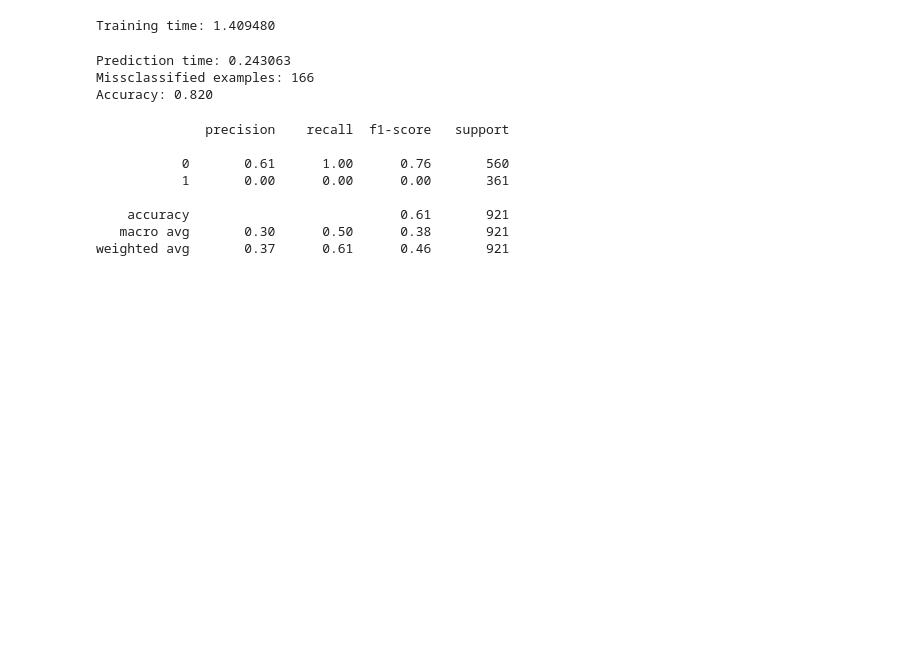
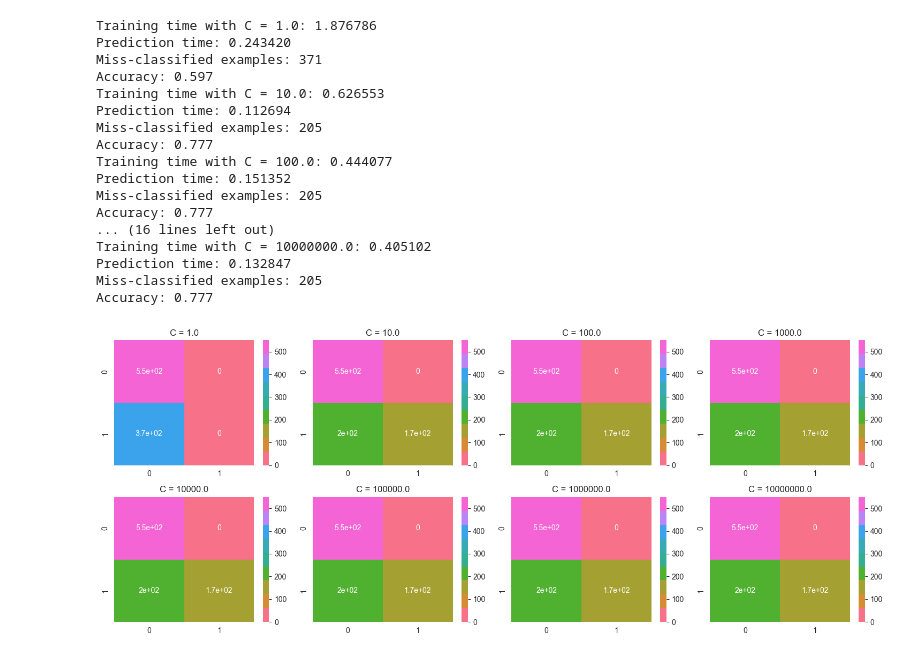
Before and after one commit to filippovicidomini/TF-IDF, a Jupyter notebook: SVM_angolar_kernel.ipynb, the cells around one changed output. Cells and saved outputs as stored; diff of their text form; code cells hidden in the pictures; blank space fills up the shorter version.

```diff
--- a/SVM_angolar_kernel.ipynb
+++ b/SVM_angolar_kernel.ipynb
@@ -18,32 +27,43 @@ X_train, X_test, y_train, y_test = train_test_split(X, y, test_size=0.20)
 # %%
 def ang_kernel(x, y):
     return np.arccos(-np.dot(x, y.T) / (np.linalg.norm(x) * np.linalg.norm(y)))
-# %%
-# qui faccio il learning
-svcclassifier = SVC(kernel=ang_kernel, C=100000000000000000)
-start_time = time.time()
-svcclassifier.fit(X_train, y_train)
-print('Training time: %f' % (time.time() - start_time))
-# %% [output]
-Training time: 1.409480
-# %%
-start_time = time.time()
-y_predict = svcclassifier.predict(X_test)
-print('Prediction time: %f' % (time.time() - start_time))
-print('Missclassified examples: %d' % (y_test != y_predict).sum())
-print('Accuracy: %.3f' % accuracy_score(y_test, y_predict))
-# %% [output]
-Prediction time: 0.243063
-Missclassified examples: 166
-Accuracy: 0.820
-# %%
-print(classification_report(y_test, y_predict))
-# %% [output]
-              precision    recall  f1-score   support
-
-           0       0.61      1.00      0.76       560
-           1       0.00      0.00      0.00       361
-
-    accuracy                           0.61       921
-   macro avg       0.30      0.50      0.38       921
-weighted avg       0.37      0.61      0.46       921
+# %%
+# qui faccio il learning
+import matplotlib.pyplot as plt
+c: list = [1.0, 10.0, 100.0, 1000.0, 10000.0, 100000.0, 1000000.0, 10000000.0]
+fis, axs = plt.subplots(2, 4, figsize=(15, 6))
+
+for i in range(8):
+    svcclassifier = SVC(kernel=ang_kernel, C=c[i])
+    start_time = time.time()
+    svcclassifier.fit(X_train, y_train)
+    print(f'Training time with C = {c[i]}: %f' % (time.time() - start_time))
+    start_time = time.time()
+    y_predict = svcclassifier.predict(X_test)
+    print('Prediction time: %f' % (time.time() - start_time))
+    print('Miss-classified examples: %d' % (y_test != y_predict).sum())
+    print('Accuracy: %.3f' % accuracy_score(y_test, y_predict))
+    cm = confusion_matrix(y_test, y_predict)
+    sn.heatmap(cm, annot=True, ax=axs[int(i / 4), i % 4], cmap=sn.color_palette("husl", 9))
+    axs[int(i / 4), i % 4].set_title('C = ' + str(c[i]))
+plt.tight_layout()
+plt.show()
+# %% [output]
+Training time with C = 1.0: 1.876786
+Prediction time: 0.243420
+Miss-classified examples: 371
+Accuracy: 0.597
+Training time with C = 10.0: 0.626553
+Prediction time: 0.112694
+Miss-classified examples: 205
+Accuracy: 0.777
+Training time with C = 100.0: 0.444077
+Prediction time: 0.151352
+Miss-classified examples: 205
+Accuracy: 0.777
+... (16 lines left out)
+Training time with C = 10000000.0: 0.405102
+Prediction time: 0.132847
+Miss-classified examples: 205
+Accuracy: 0.777
+[figure, added]
```
Also changed, not shown: parts of 3 cells of this notebook, 5 other files.
